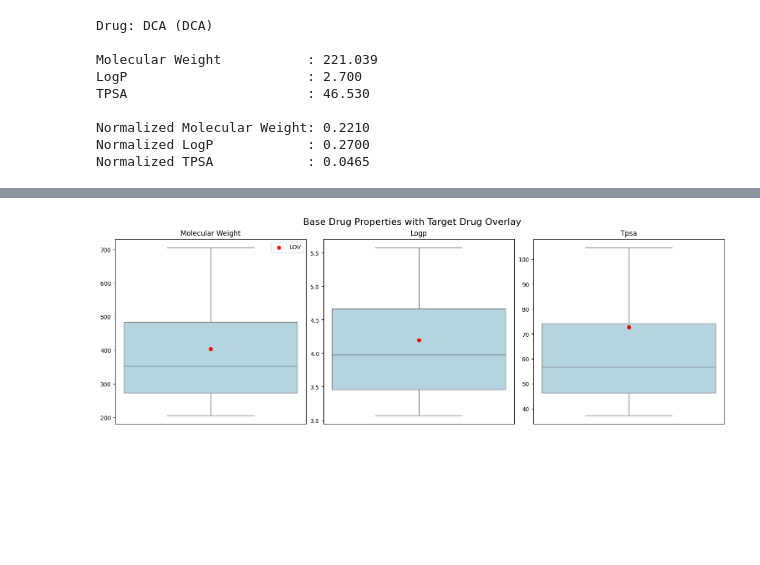
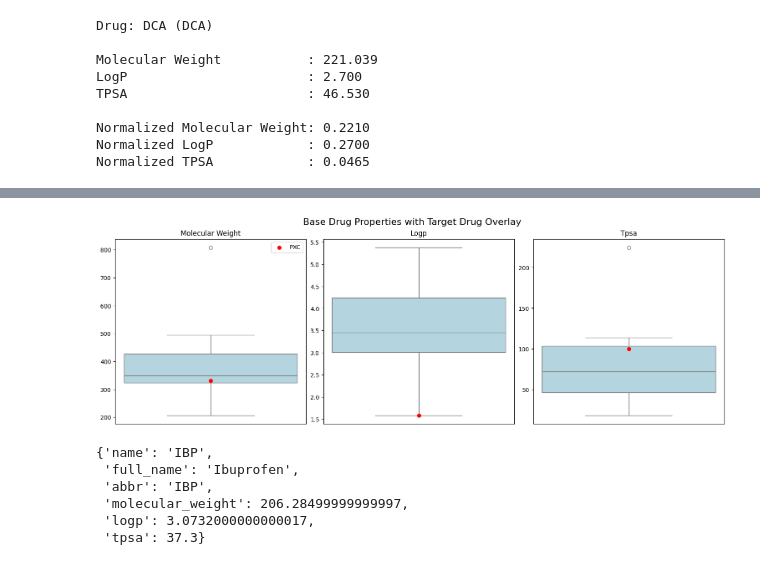
Before and after one commit to zeqingbaosdl5/drug-surfactant, a Jupyter notebook: experiments/drug_property.ipynb, the cells around one changed output, grey strips where cells are left out. Cells and saved outputs as stored; diff of their text form; code cells hidden in the pictures; blank space fills up the shorter version.

```diff
--- a/experiments/drug_property.ipynb
+++ b/experiments/drug_property.ipynb
@@ -152,0 +187,2 @@ Normalized TPSA            : 0.0465
+# %%
+glv_property = print_drug_properties('GLV')
@@ -152,0 +199,2 @@ Normalized TPSA            : 0.0465
+# %%
+gbc_property = print_drug_properties('GBC')
@@ -152,0 +211,2 @@ Normalized TPSA            : 0.0465
+# %%
+ctz_property = print_drug_properties('CTZ')
@@ -152,0 +223,2 @@ Normalized TPSA            : 0.0465
+# %%
+pxc_property = print_drug_properties('PXC')
@@ -186,9 +268,18 @@ def plot_drug_properties_boxplots(base_drug_properties, target_drug_properties):
     fig.suptitle('Base Drug Properties with Target Drug Overlay', fontsize=16)
     plt.show()
 # %%
-base_drug_properties = [ibp_property, dcf_property , itz_property, rpd_property]
-target_drug_properties = [lov_property]
+base_drug_properties = [ibp_property, dcf_property,  glv_property, gbc_property, ctz_property, pxc_property, lov_property,dxt_property]
+target_drug_properties = [pxc_property]
 
 plot_drug_properties_boxplots(base_drug_properties, target_drug_properties)
 # %% [output]
-[figure, old version]
+[figure, new version]
+# %%
+ibp_property
+# %% [output]
+{'name': 'IBP',
+ 'full_name': 'Ibuprofen',
+ 'abbr': 'IBP',
+ 'molecular_weight': 206.28499999999997,
+ 'logp': 3.0732000000000017,
+ 'tpsa': 37.3}
```
Also changed, not shown: parts of 6 cells of this notebook, 2 other files.
